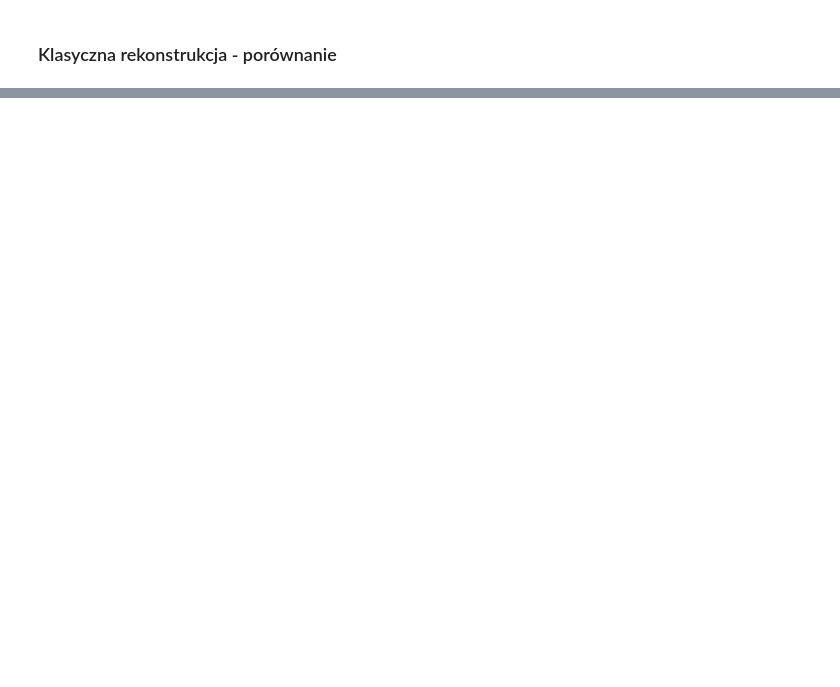
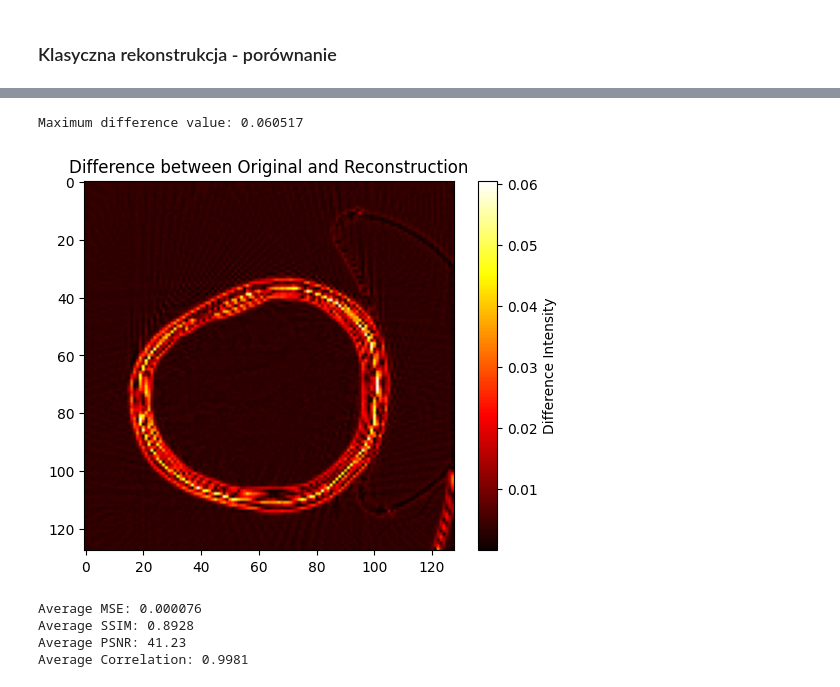
Before and after one commit to kam45x/TomoML, a Jupyter notebook: src/test_model.ipynb, the cells around one changed output, grey strips where cells are left out. Saved outputs shown, nothing was run; the diff lists cells and outputs as text; code cells hidden in the pictures; blank space fills up the shorter version.

```diff
--- a/src/test_model.ipynb
+++ b/src/test_model.ipynb
@@ -281,0 +313,14 @@ with torch.no_grad():
+# %%
+# Compare original and reconstruction pixel by pixel
+
+difference = np.abs(ground_truth - reconstruction)
+
+print("Maximum difference value:", np.max(difference))
+
+plt.imshow(difference, cmap='hot')
+plt.title("Difference between Original and Reconstruction")
+plt.colorbar(label='Difference Intensity')
+plt.show()
+# %% [output]
+Maximum difference value: 0.060517
+[figure, added]
@@ -281,0 +333,43 @@ with torch.no_grad():
+# %%
+# Calculate average MSE, SSIM, and PSNR between ground truth and reconstruction
+
+mse_sum = 0.0
+ssim_sum = 0.0
+psnr_sum = 0.0
+correlation_sum = 0.0
+
+for pair in test_pairs:
+    observation, ground_truth = pair
+
+    reconstruction = reconstructor.reconstruct(observation)
+
+    ground_truth = np.asarray(ground_truth)
+    reconstruction = np.asarray(reconstruction)
+
+    mse_value = np.mean((ground_truth - reconstruction) ** 2)
+    ssim_value = ssim(ground_truth, reconstruction, data_range=reconstruction.max() - reconstruction.min())
+    if isinstance(ssim_value, (tuple, list)):
+        ssim_value = ssim_value[0]
+    psnr_value = calculate_psnr(ground_truth, reconstruction, max_val=1.0)
+    correlation_value = np.corrcoef(ground_truth.flatten(), reconstruction.flatten())[0, 1]
+
+    mse_sum += mse_value
+    ssim_sum += float(ssim_value)
+    psnr_sum += psnr_value
+    correlation_sum += correlation_value
+
+num_pairs = len(test_pairs)
+avg_mse = mse_sum / num_pairs
+avg_ssim = ssim_sum / num_pairs
+avg_psnr = psnr_sum / num_pairs
+avg_correlation = correlation_sum / num_pairs
+
+print(f"Average MSE: {avg_mse:.6f}")
+print(f"Average SSIM: {avg_ssim:.4f}")
+print(f"Average PSNR: {avg_psnr:.2f}")
+print(f"Average Correlation: {avg_correlation:.4f}")
+# %% [output]
+Average MSE: 0.000076
+Average SSIM: 0.8928
+Average PSNR: 41.23
+Average Correlation: 0.9981
```
Also changed, not shown: parts of 11 cells of this notebook, 3 other files.
